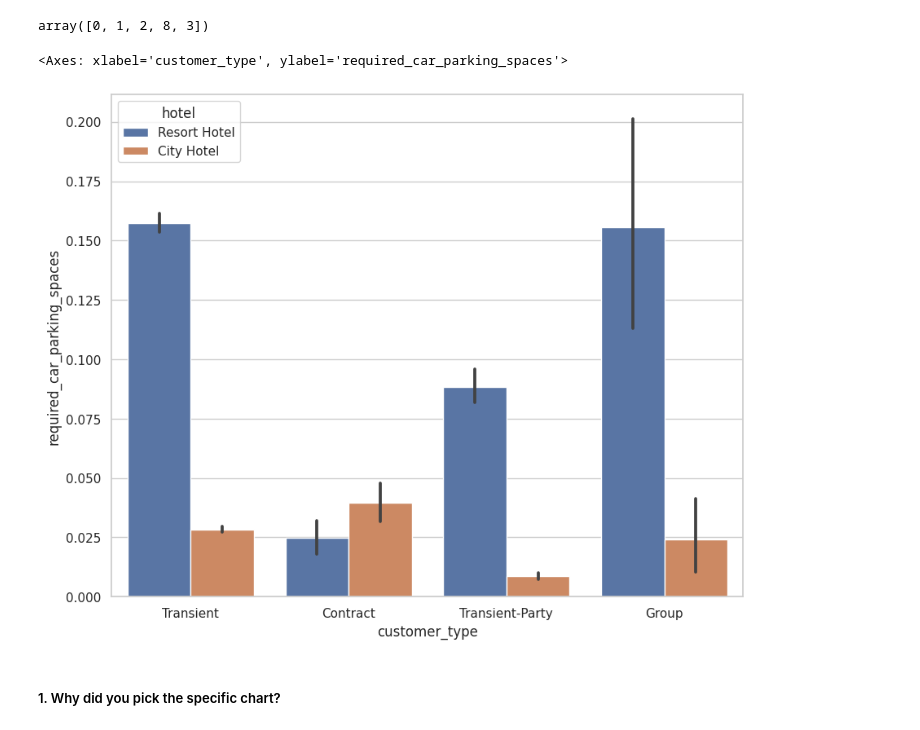
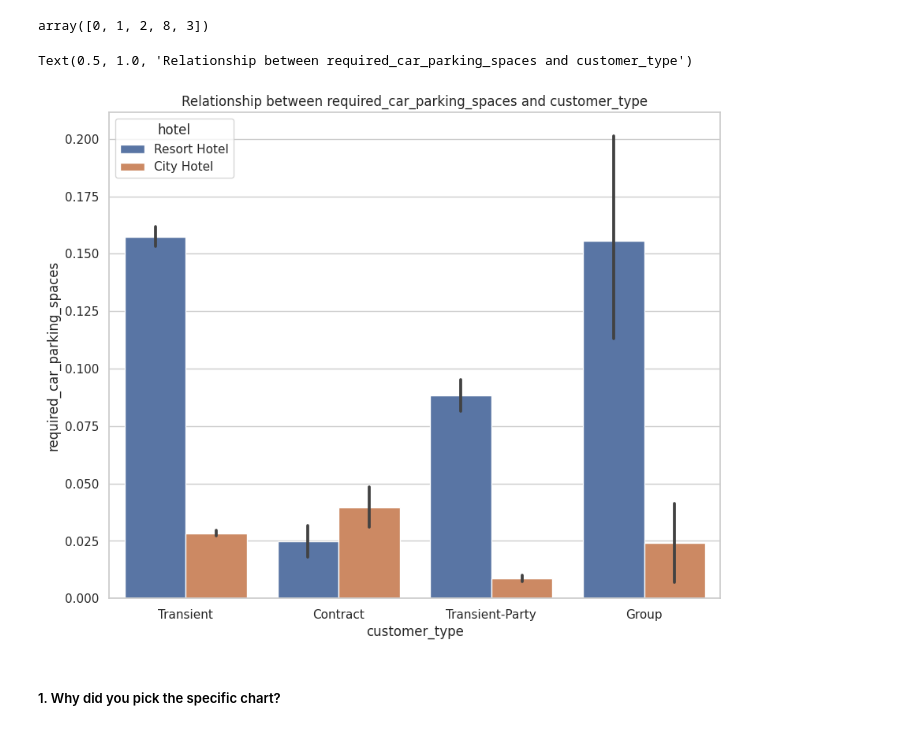
Before and after one commit to amoghsawant17/EDA_Project_Amogh, a Jupyter notebook: EDA_Hotel_Booking_Analysis.ipynb, the cells around one changed output. Saved outputs shown, nothing was run; the diff lists cells and outputs as text; code cells hidden in the pictures.

```diff
--- a/EDA_Hotel_Booking_Analysis.ipynb
+++ b/EDA_Hotel_Booking_Analysis.ipynb
@@ -1041,9 +1043,10 @@ array([0, 1, 2, 8, 3])
 # %%
 # Relationship between required_car_parking_spaces and customer_type
 sns.barplot(data = df_new, x = 'customer_type', y = 'required_car_parking_spaces', hue = 'hotel')
+plt.title('Relationship between required_car_parking_spaces and customer_type')
 # %% [output]
-<Axes: xlabel='customer_type', ylabel='required_car_parking_spaces'>
+Text(0.5, 1.0, 'Relationship between required_car_parking_spaces and customer_type')
-[figure, old version]
+[figure, new version]
 # %% [markdown]
 ##### 1. Why did you pick the specific chart?
 # %% [markdown]
```
Also changed, not shown: parts of 3 cells of this notebook.
